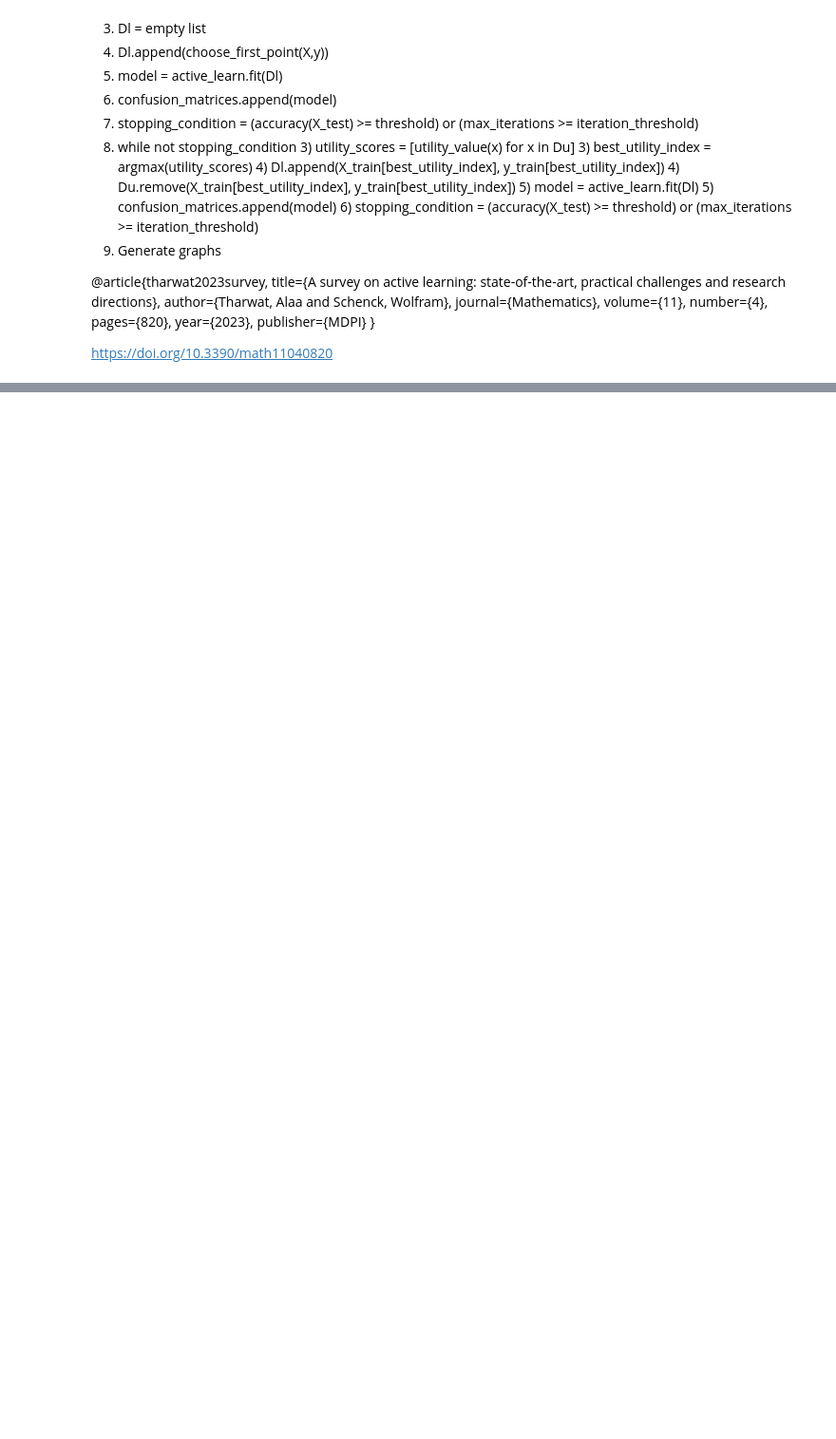
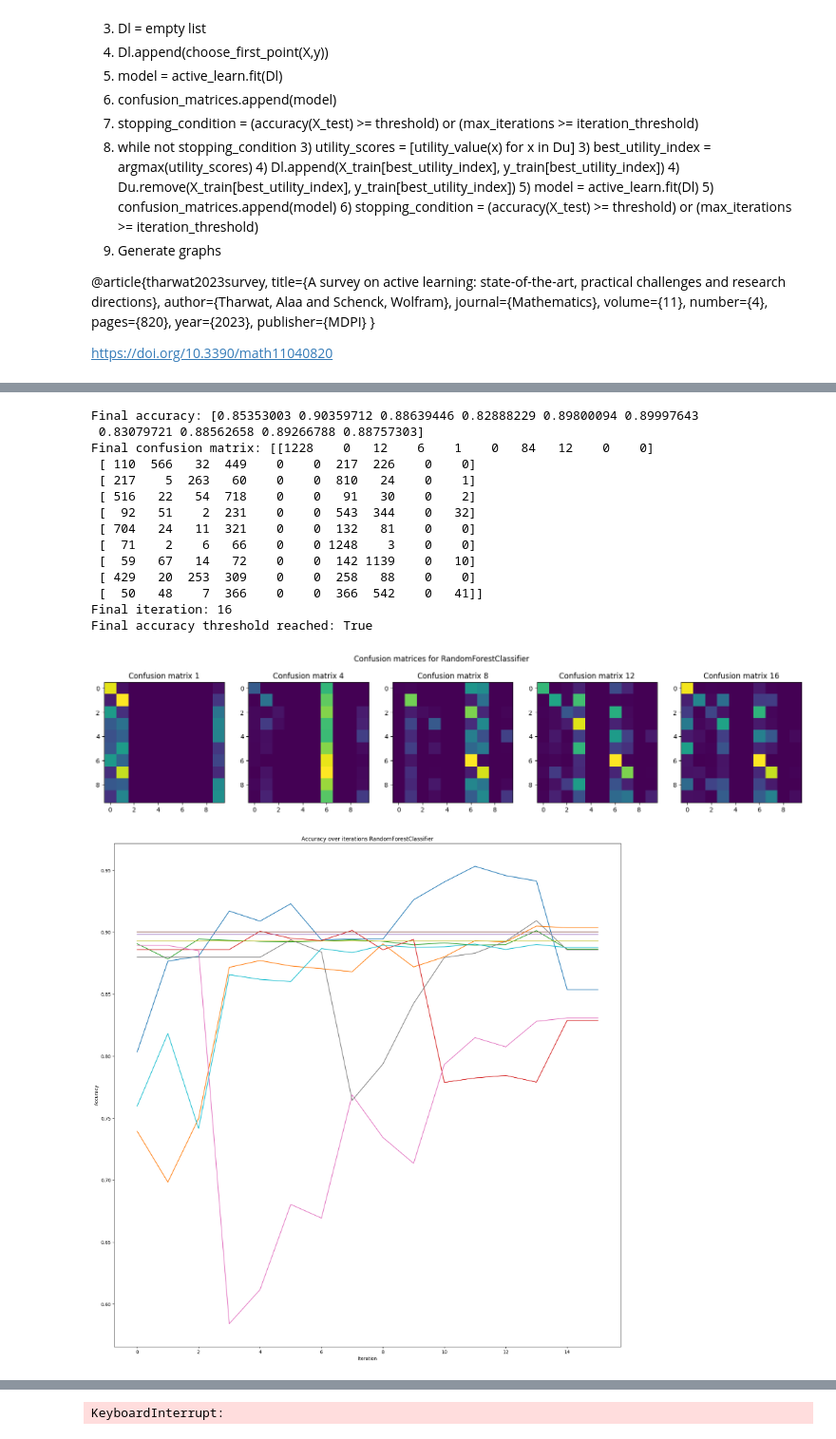
Before and after one commit to krisrjensen/csc730, a Jupyter notebook: assignment 8/csc730_assignment_8_kj.ipynb, the cells around one changed output, grey strips where cells are left out. Shown at 95% size. Cells and saved outputs as stored; diff of their text form; code cells hidden in the pictures; blank space fills up the shorter version.

```diff
--- a/assignment 8/csc730_assignment_8_kj.ipynb
+++ b/assignment 8/csc730_assignment_8_kj.ipynb
@@ -277,0 +318,51 @@ Final accuracy threshold reached: True
+# %%
+
+accuracy_threshold = 0.95
+max_iterations = 1000
+verbose = False
+strategies = [None, random_strategy, uncertainty_strategy]
+models = [RandomForestClassifier(n_estimators=100, random_state=42), SVC(probability=True, random_state=42)]
+
+for model in models:
+    for strategy in strategies:
+        active_learner = active_model_learning(model, X, y, accuracy_threshold=accuracy_threshold, max_iterations=max_iterations, verbose=verbose, strategy_function=strategy)
+        active_learner.run()
+        active_learner.report()
+        figs, axes = active_learner.generate_graphs()
+        figs[0].suptitle(f"Confusion matrices for {model.__class__.__name__}\\n{'default strategy' if strategy==None else strategy.__name__} strategy")
+        figs[0].savefig(f"confusion_matrices_{model.__class__.__name__}_{'default strategy' if strategy==None else strategy.__name__}.png")
+        axes[1].set_title(f"Accuracy over iterations\nactive learning with {model.__class__.__name__} and {'default strategy' if strategy==None else strategy.__name__} strategy")
+        figs[1].savefig(f"active_learning_{model.__class__.__name__}_{'default strategy' if strategy==None else strategy.__name__}.png")
+        figs[2].savefig(f"active_learning_{model.__class__.__name__}_{'default strategy' if strategy==None else strategy.__name__}_average.png")
+        np.savez(f"active_learning_{model.__class__.__name__}_{'default strategy' if strategy==None else strategy.__name__}.npz", confusion_matrices=active_learner.confusion_matrices, calculable_metrics=active_learner.calculable_metrics, allow_pickle=True)
+
+"""active_learner = active_model_learning(rf_model, X, y, accuracy_threshold=accuracy_threshold, max_iterations=max_iterations, verbose=verbose)
+active_learner.run()
+active_learner.report()
+figs, axes = active_learner.generate_graphs()
+axes[0].set_title(f"Confusion matrices for random forest")
+figs[0].savefig("confusion_matrices_rf.png")
+
+axes[1].set_title(f"Accuracy over iterations\nactive learning with random forest and default strategy")
+figs[1].savefig("active_learning_rf_default.png")
+np.savez("active_learning_rf_default.npz", confusion_matrices=active_learner.confusion_matrices, calculable_metrics=active_learner.calculable_metrics, allow_pickle=True)
+
+
+"""
+# %% [output]
+Final accuracy: [0.85353003 0.90359712 0.88639446 0.82888229 0.89800094 0.89997643
+ 0.83079721 0.88562658 0.89266788 0.88757303]
+Final confusion matrix: [[1228    0   12    6    1    0   84   12    0    0]
+ [ 110  566   32  449    0    0  217  226    0    0]
+ [ 217    5  263   60    0    0  810   24    0    1]
+ [ 516   22   54  718    0    0   91   30    0    2]
+ [  92   51    2  231    0    0  543  344    0   32]
+ [ 704   24   11  321    0    0  132   81    0    0]
+ [  71    2    6   66    0    0 1248    3    0    0]
+ [  59   67   14   72    0    0  142 1139    0   10]
+ [ 429   20  253  309    0    0  258   88    0    0]
+ [  50   48    7  366    0    0  366  542    0   41]]
+Final iteration: 16
+Final accuracy threshold reached: True
+[figure, added]
+[figure, added]
@@ -277,0 +404 @@ Final accuracy threshold reached: True
+KeyboardInterrupt:
```
Also changed, not shown: parts of 3 cells of this notebook, 41 other files.
